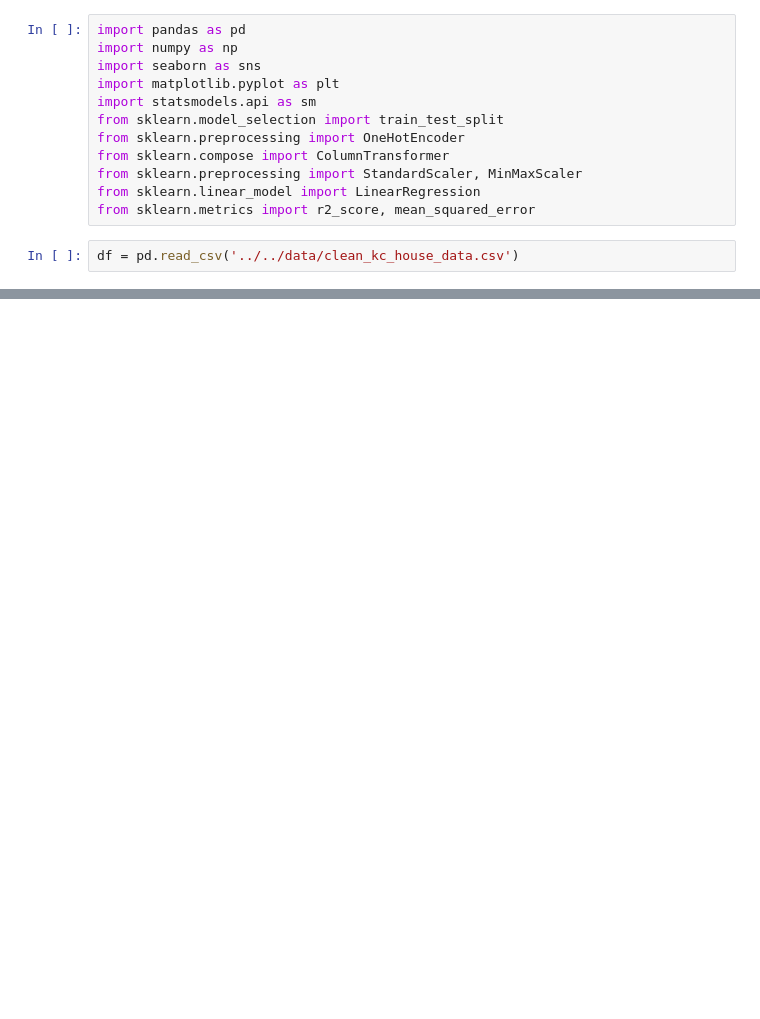
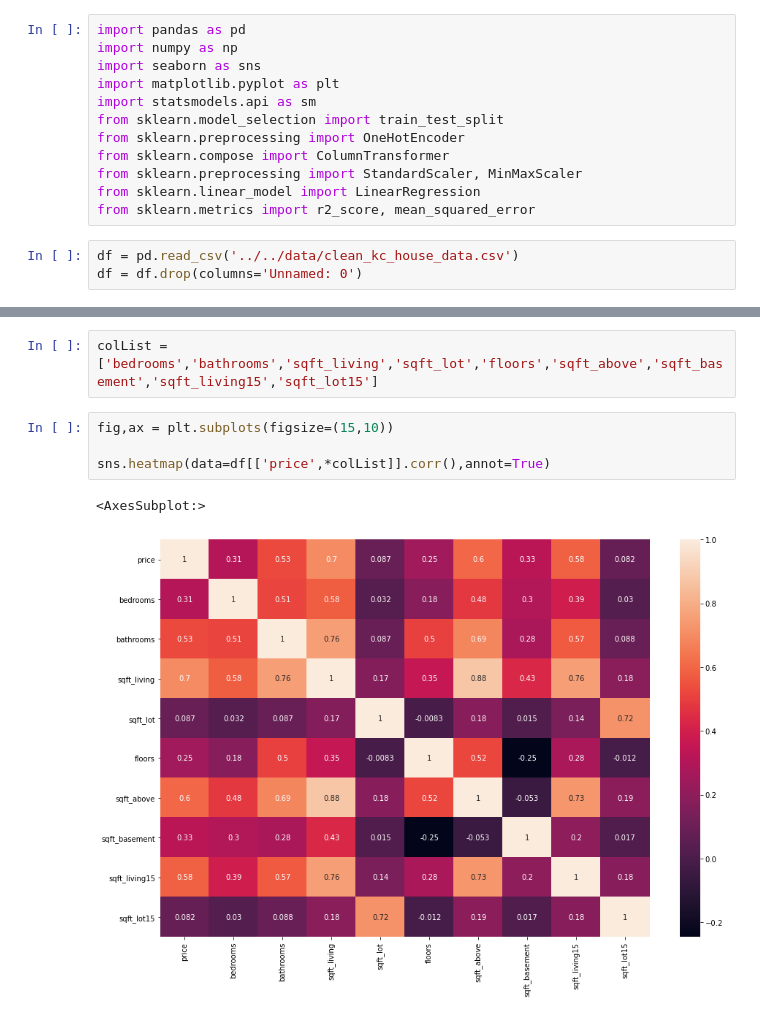
Before and after one commit to pjlannoo/Housing-Data-Project, a Jupyter notebook: Notebooks/Phil/ScratchNotebook.ipynb, the cells around one changed output, grey strips where cells are left out. Saved outputs shown, nothing was run; the diff lists cells and outputs as text; blank space fills up the shorter version.

Commit message:
Data exploration

```diff
--- a/Notebooks/Phil/ScratchNotebook.ipynb
+++ b/Notebooks/Phil/ScratchNotebook.ipynb
@@ -18,3 +12,4 @@ from sklearn.linear_model import LinearRegression
 from sklearn.metrics import r2_score, mean_squared_error
 # %%
 df = pd.read_csv('../../data/clean_kc_house_data.csv')
+df = df.drop(columns='Unnamed: 0')
@@ -21 +43,10 @@ df = pd.read_csv('../../data/clean_kc_house_data.csv')
+# %%
+colList = ['bedrooms','bathrooms','sqft_living','sqft_lot','floors','sqft_above','sqft_basement','sqft_living15','sqft_lot15']
+# %%
+fig,ax = plt.subplots(figsize=(15,10))
+
+sns.heatmap(data=df[['price',*colList]].corr(),annot=True)
+# %% [output]
+<AxesSubplot:>
+[figure, added]
 # %%
```
Also changed, not shown: parts of 7 cells of this notebook.
